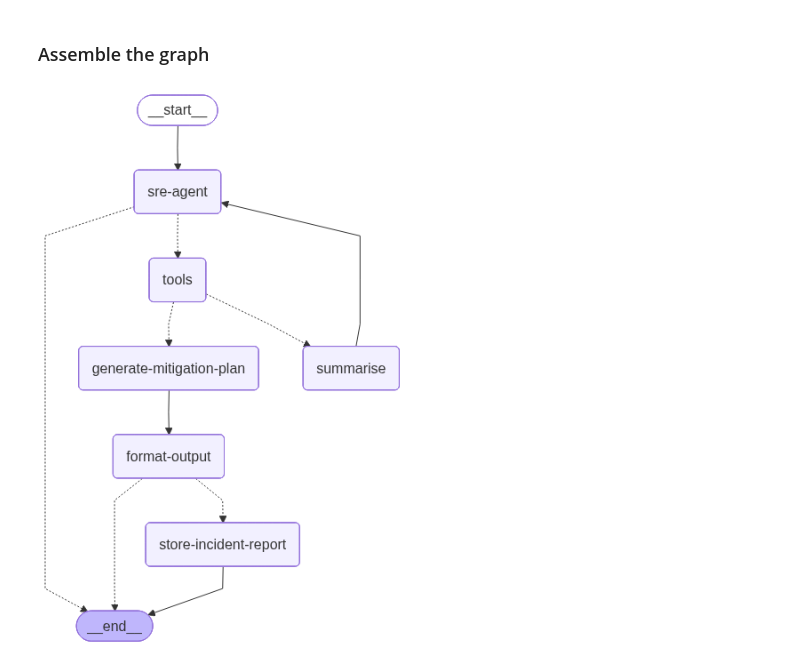
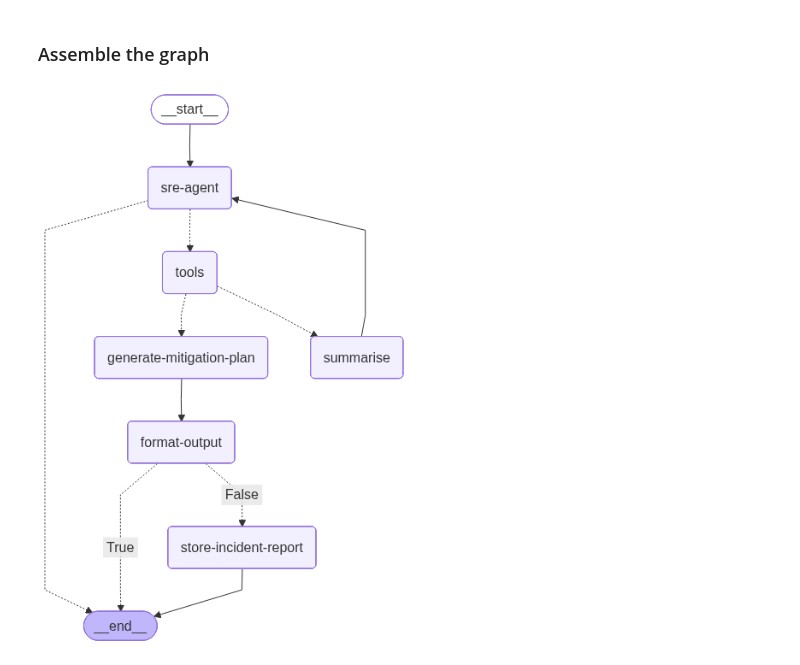
Before and after one commit to martinimarcello00/SRE-agent, a Jupyter notebook: SRE-ReAct-agent-mitigation-plan.ipynb, the cells around one changed output. Cells and saved outputs as stored; diff of their text form; code cells hidden in the pictures.

```diff
--- a/SRE-ReAct-agent-mitigation-plan.ipynb
+++ b/SRE-ReAct-agent-mitigation-plan.ipynb
@@ -266,7 +286,7 @@ async def summarise(state: SREAgentState):
         insights=insights_str,
         last_two_messages=last_messages))
 
-    data = llm_with_strct_output.invoke([prompt])
+    data = llm_with_struct_output.invoke([prompt])
 
     return {"insights" : [data.insight], "prev_steps" : [data.prev_step]}
 # %% [markdown]
@@ -311,7 +331,7 @@ def submit_final_diagnosis(
 
 # Append the tool for submission to the list of tools (MCP servers)
 completion_tool = submit_final_diagnosis
-tools_with_completion = tools + [completion_tool]
+sre_agent_tools = k8s_tools + prometheus_tools + [completion_tool]
 # %%
 async def sreAgent(state: SREAgentState):
 
@@ -325,5 +345,5 @@ async def sreAgent(state: SREAgentState):
     ))
 
     # Use tools with completion (for the submission)
-    llm_with_completion_tools = gpt5mini.bind_tools(tools_with_completion, parallel_tool_calls=False)
+    llm_with_completion_tools = gpt5mini.bind_tools(sre_agent_tools, parallel_tool_calls=False)
     return {"messages": [llm_with_completion_tools.invoke([prompt])]}
@@ -378,7 +418,7 @@ mitigation_planner_prompt = """
     {incident_report}
 """
 # %%
-mitigation_agent_tools = tools + chroma_tools
+mitigation_agent_tools = k8s_tools + chroma_tools
 mitigation_agent_tools
 # %% [output]
 [StructuredTool(name='kubectl_get', description='Get or list Kubernetes resources by resource type, name, and optionally namespace', args_schema={'type': 'object', 'properties': {'resourceType': {'typ ...
@@ -450,7 +490,7 @@ builder = StateGraph(SREAgentState)
 
 # Add nodes
 builder.add_node("sre-agent", sreAgent)
-builder.add_node("tools", ToolNode(tools_with_completion)) # Tool node is executing the tool called in the previous message
+builder.add_node("tools", ToolNode(sre_agent_tools)) # Tool node is executing the tool called in the previous message
 builder.add_node("summarise", summarise) # Node to reduce the raw data into a schema
 builder.add_node("generate-mitigation-plan", mitigation_planner)
 builder.add_node("format-output", format_response)
@@ -475,42 +515,39 @@ def after_tools_condition(state: SREAgentState):
 
 builder.add_conditional_edges(
     "tools",
     after_tools_condition,
     {
         "summarise": "summarise",
         "generate-mitigation-plan": "generate-mitigation-plan"
     }
 )
 
 # If is a new incident, store in VectorDB
-def new_incident_condition(state: SREAgentState):
-    if state['is_already_happened']:
-        return END
-    else:
-        return "store-incident-report"
+def is_already_happened(state: SREAgentState):
+    return bool(state['is_already_happened'])
 
 builder.add_conditional_edges(
     "format-output",
-    new_incident_condition,
+    is_already_happened,
     {
-        "store-incident-report": "store-incident-report",
-        END: END
+        True: END,
+        False: "store-incident-report"
     }
 )
 
 # After summarise, continue investigation (go to sre-agent)
 builder.add_edge("summarise", "sre-agent")
 builder.add_edge("generate-mitigation-plan", "format-output")
 builder.add_edge("format-output", END)
 builder.add_edge("store-incident-report", END)
 
 # Compile the graph
 structured_graph = builder.compile()
 
 # Show the graph
 display(Image(structured_graph.get_graph(xray=True).draw_mermaid_png()))
 # %% [output]
-[figure, old version]
+[figure, new version]
 # %%
 from datetime import datetime
 
```
Also changed, not shown: parts of 18 cells of this notebook, 1 other file.
